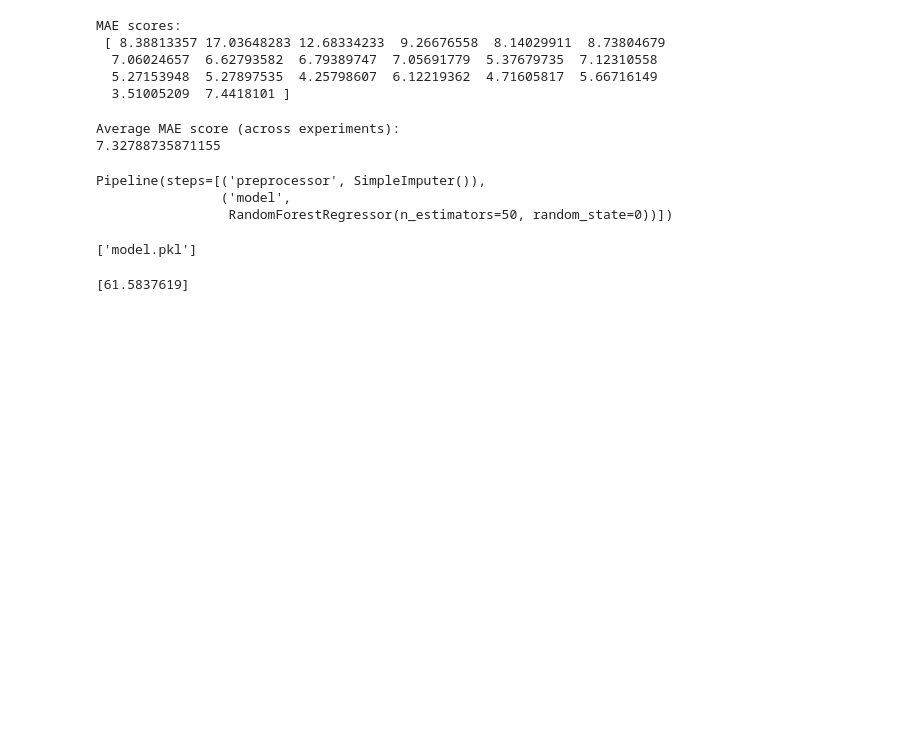
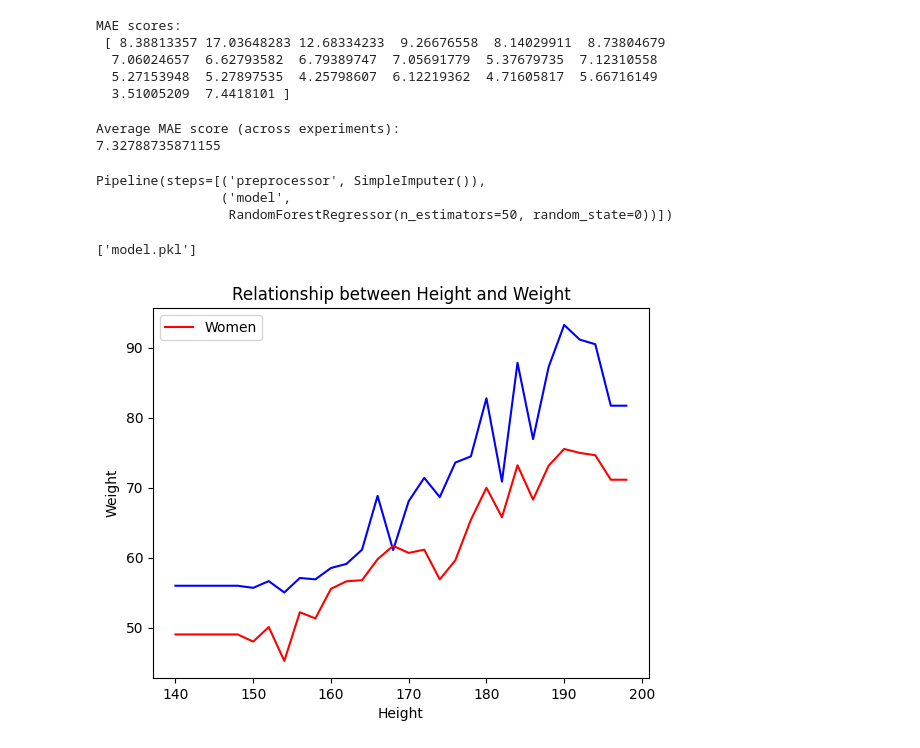
Before and after one commit to hayata1996/predictionModel, a Jupyter notebook: ML/trainModel.ipynb, the cells around one changed output. Cells and saved outputs as stored; diff of their text form; code cells hidden in the pictures; blank space fills up the shorter version.

```diff
--- a/ML/trainModel.ipynb
+++ b/ML/trainModel.ipynb
@@ -130,24 +130,41 @@ import joblib
 joblib.dump(my_pipeline, 'model.pkl')
 # %% [output]
 ['model.pkl']
-# %%
-import joblib
-
-# Import the necessary libraries
-
-# Load the trained model
-model = joblib.load('model.pkl')
-
-# Create a new data point for prediction
-new_data = {'height': 175, 'men': 0}
-
-# Convert the new data point into a DataFrame
-new_data_df = pd.DataFrame([new_data])
-
-# Make the prediction
-prediction = model.predict(new_data_df)
-
-# Print the prediction
-print(prediction)
-# %% [output]
-[61.5837619]
+# %%
+import numpy as np
+import joblib
+import matplotlib.pyplot as plt
+
+# Load the model
+model = joblib.load('model.pkl')
+
+# make two list of data
+men_weight = []
+women_weight = []
+
+# Use the trained model to make predictions
+for i in range(140, 200, 2):
+    men_weight.append(model.predict([[i, 1]]))
+    women_weight.append(model.predict([[i, 0]]))
+
+# Generate 30 evenly spaced points for the x-axis
+x_axis = [140 + 2*i for i in range(30)]
+
+# Plot the data for men
+plt.plot(x_axis, men_weight, 'b-')
+
+# Plot the data for women
+plt.plot(x_axis, women_weight, 'r-', label='Women')
+
+# Set the labels and title
+plt.xlabel('Height')
+plt.ylabel('Weight')
+plt.title('Relationship between Height and Weight')
+
+# Add a legend
+plt.legend()
+
+# Show the plot
+plt.show()
+# %% [output]
+[figure, added]
```
Also changed, not shown: parts of 1 cell of this notebook, 3 other files.
